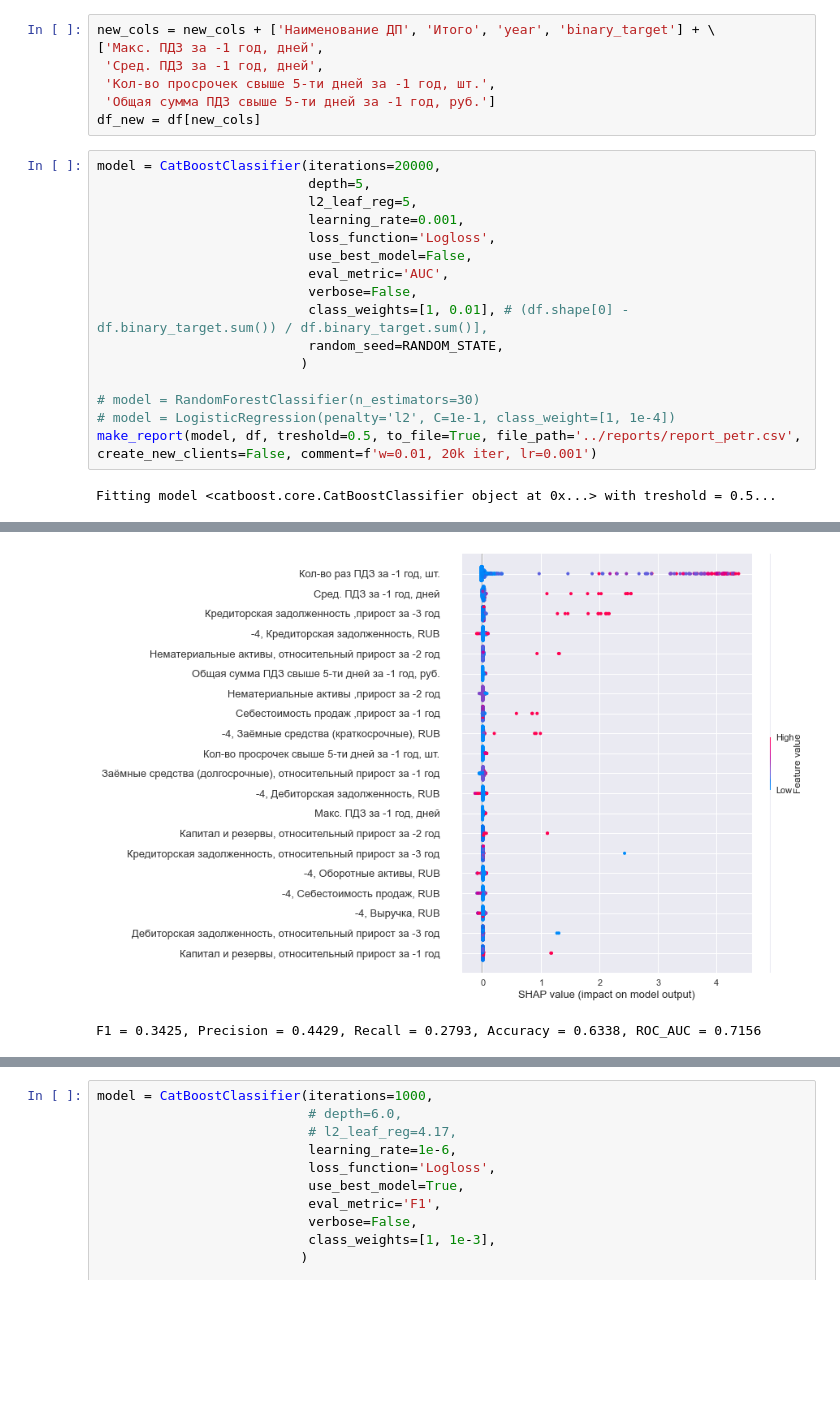
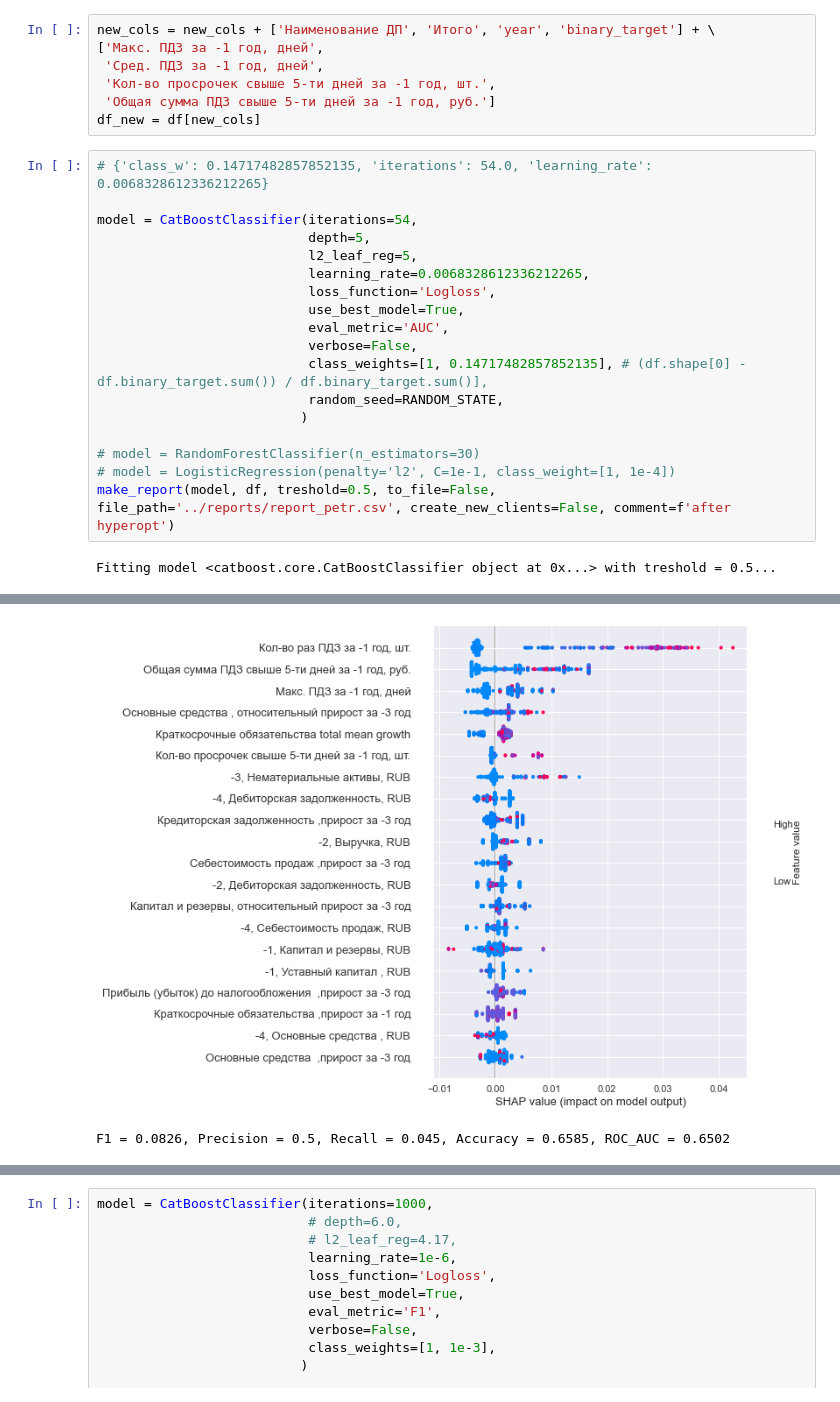
Before and after one commit to YurchenkoPO/McKinsey_Severstal_Hack_2022, a Jupyter notebook: notebooks/yurchenko.ipynb, the cells around one changed output, grey strips where cells are left out. Saved outputs shown, nothing was run; the diff lists cells and outputs as text; blank space fills up the shorter version.

Commit message:
add hyperopt lib

```diff
--- a/notebooks/yurchenko.ipynb
+++ b/notebooks/yurchenko.ipynb
@@ -79,20 +72,22 @@ new_cols = new_cols + ['Наименование ДП', 'Итого', 'year', 'b
  'Общая сумма ПДЗ свыше 5-ти дней за -1 год, руб.']
 df_new = df[new_cols]
 # %%
-model = CatBoostClassifier(iterations=20000,
+# {'class_w': 0.14717482857852135, 'iterations': 54.0, 'learning_rate': 0.0068328612336212265}
+
+model = CatBoostClassifier(iterations=54,
                            depth=5,
                            l2_leaf_reg=5,
-                           learning_rate=0.001,
+                           learning_rate=0.0068328612336212265,
                            loss_function='Logloss',
-                           use_best_model=False,
+                           use_best_model=True,
                            eval_metric='AUC',
                            verbose=False,
-                           class_weights=[1, 0.01], # (df.shape[0] - df.binary_target.sum()) / df.binary_target.sum()],
+                           class_weights=[1, 0.14717482857852135], # (df.shape[0] - df.binary_target.sum()) / df.binary_target.sum()],
                            random_seed=RANDOM_STATE,
                           )
 
 # model = RandomForestClassifier(n_estimators=30)
 # model = LogisticRegression(penalty='l2', C=1e-1, class_weight=[1, 1e-4])
-make_report(model, df, treshold=0.5, to_file=True, file_path='../reports/report_petr.csv', create_new_clients=False, comment=f'w=0.01, 20k iter, lr=0.001')
+make_report(model, df, treshold=0.5, to_file=False, file_path='../reports/report_petr.csv', create_new_clients=False, comment=f'after hyperopt')
 # %% [output]
 Fitting model <catboost.core.CatBoostClassifier object at 0x...> with treshold = 0.5...
@@ -100,2 +95,2 @@ Fitting model <catboost.core.CatBoostClassifier object at 0x...> with treshold =
-[figure, old version]
+[figure, new version]
-F1 = 0.3425, Precision = 0.4429, Recall = 0.2793, Accuracy = 0.6338, ROC_AUC = 0.7156
+F1 = 0.0826, Precision = 0.5, Recall = 0.045, Accuracy = 0.6585, ROC_AUC = 0.6502
```
Also changed, not shown: parts of 10 cells of this notebook, 1 other file.
